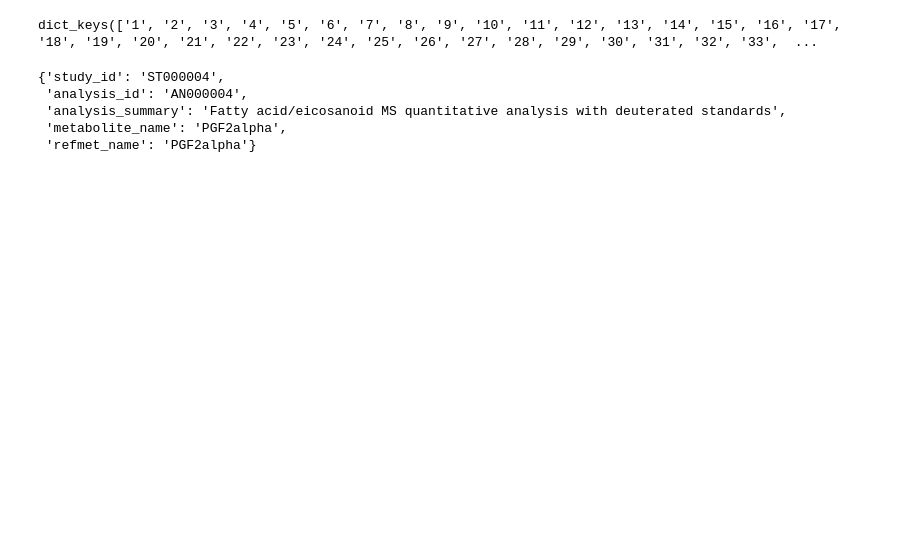
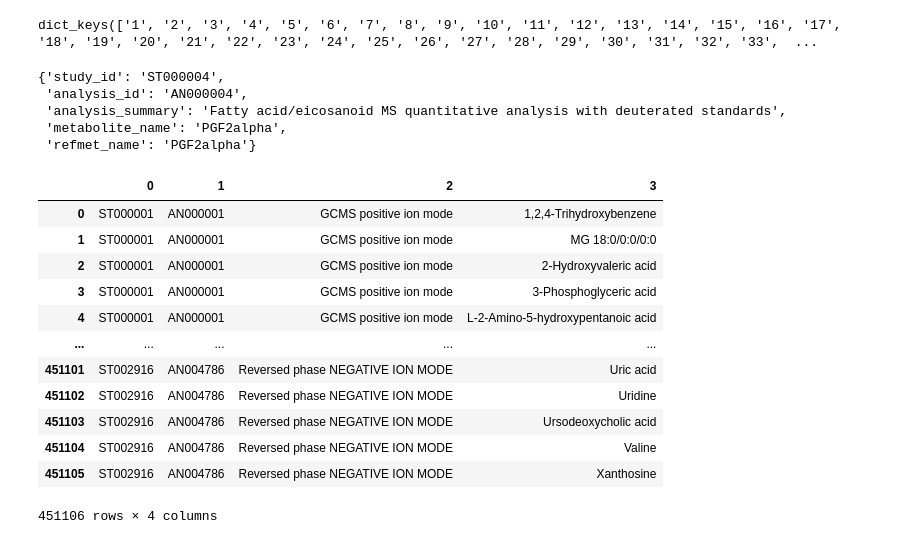
Before and after one commit to kozo2/mb-2023_poster, a Jupyter notebook: create_ST_metabolites_all.ipynb, the cells around one changed output. Cells and saved outputs as stored; diff of their text form; code cells hidden in the pictures; blank space fills up the shorter version.

```diff
--- a/create_ST_metabolites_all.ipynb
+++ b/create_ST_metabolites_all.ipynb
@@ -111,0 +107,16 @@ with open('ST_metabolites_all.tsv', 'w') as f:
+# %%
+df
+# %% [output]
+|  | 0 | 1 | 2 | 3 |
+| 0 | ST000001 | AN000001 | GCMS positive ion mode | 1,2,4-Trihydroxybenzene |
+| 1 | ST000001 | AN000001 | GCMS positive ion mode | MG 18:0/0:0/0:0 |
+| 2 | ST000001 | AN000001 | GCMS positive ion mode | 2-Hydroxyvaleric acid |
+| 3 | ST000001 | AN000001 | GCMS positive ion mode | 3-Phosphoglyceric acid |
+| 4 | ST000001 | AN000001 | GCMS positive ion mode | L-2-Amino-5-hydroxypentanoic acid |
+| ... | ... | ... | ... | ... |
+| 451101 | ST002916 | AN004786 | Reversed phase NEGATIVE ION MODE | Uric acid |
+| 451102 | ST002916 | AN004786 | Reversed phase NEGATIVE ION MODE | Uridine |
+| 451103 | ST002916 | AN004786 | Reversed phase NEGATIVE ION MODE | Ursodeoxycholic acid |
+| 451104 | ST002916 | AN004786 | Reversed phase NEGATIVE ION MODE | Valine |
+| 451105 | ST002916 | AN004786 | Reversed phase NEGATIVE ION MODE | Xanthosine |
+451106 rows × 4 columns
```
Also changed, not shown: parts of 20 cells of this notebook, 1 other file.
